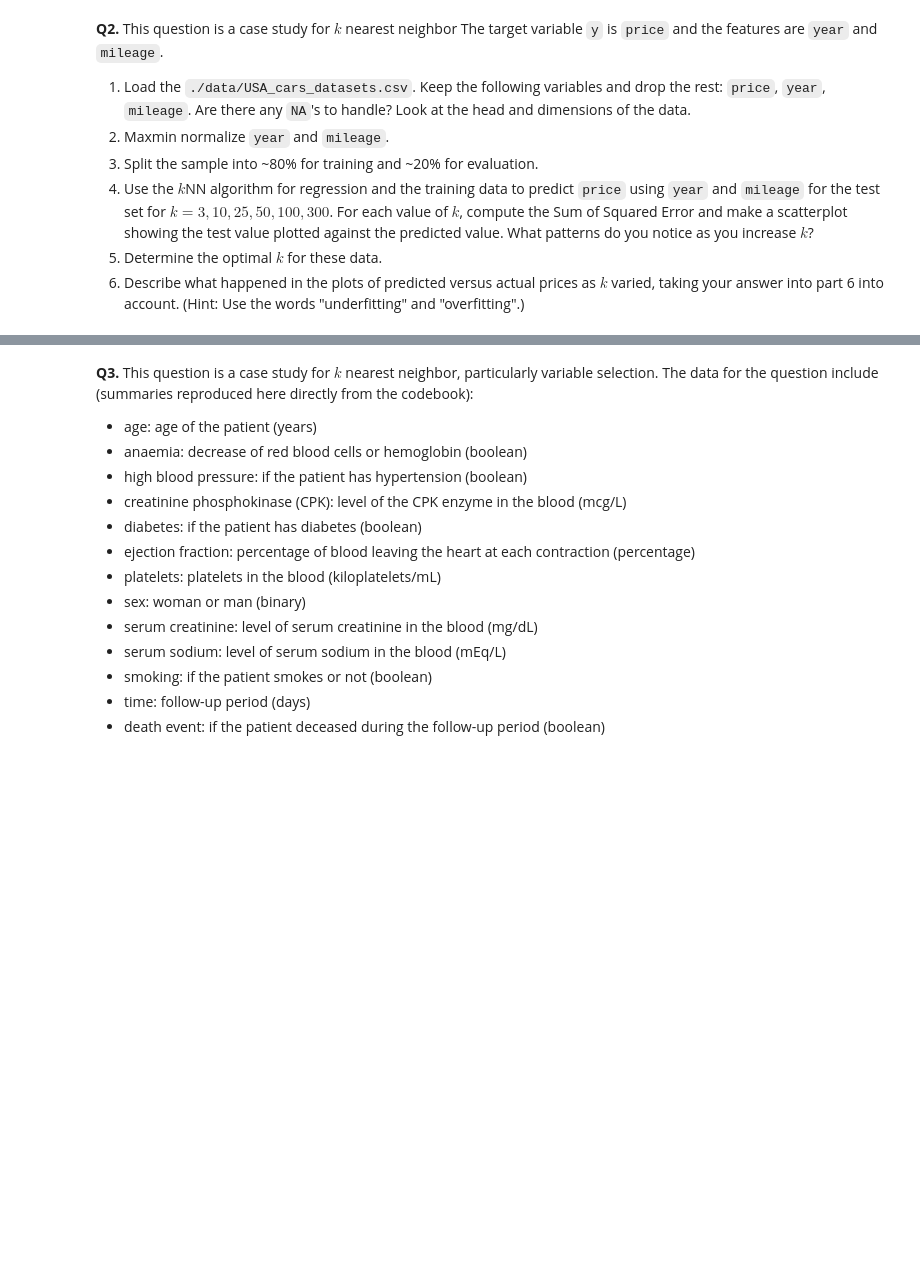
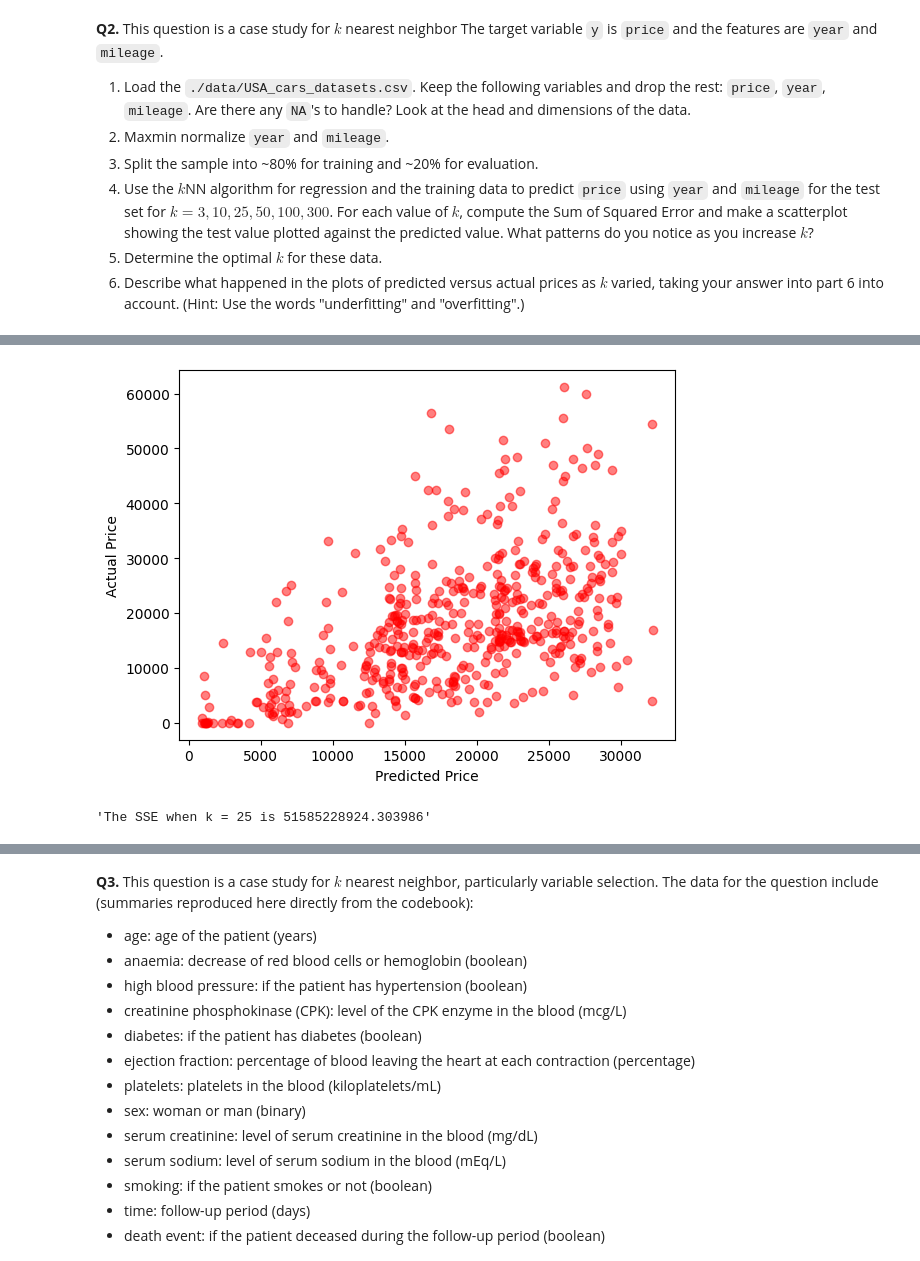
Before and after one commit to ShivamPatel26684/assignment3, a Jupyter notebook: assignment_knn_and_kmc.ipynb, the cells around one changed output, grey strips where cells are left out. Saved outputs shown, nothing was run; the diff lists cells and outputs as text; code cells hidden in the pictures; blank space fills up the shorter version.

```diff
--- a/assignment_knn_and_kmc.ipynb
+++ b/assignment_knn_and_kmc.ipynb
@@ -256,0 +341,8 @@ The model make more accurate predictions for males than for females. Looking at
+# %%
+#2.4.4 (k=25)
+k=25
+scatterplot(modelMaker(k))
+"The SSE when k = "+str(k)+" is "+str(sseCalc(k, modelMaker(k)))
+# %% [output]
+[figure, added]
+'The SSE when k = 25 is 51585228924.303986'
```
Also changed, not shown: parts of 16 cells of this notebook.
